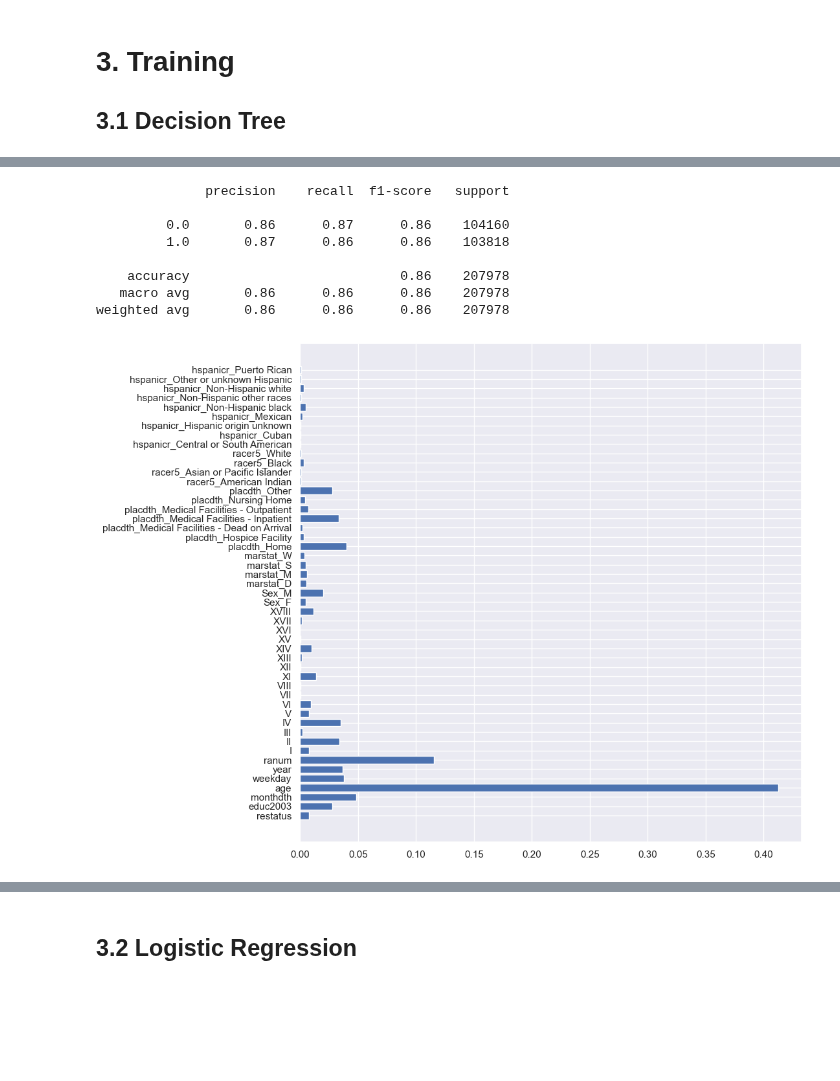
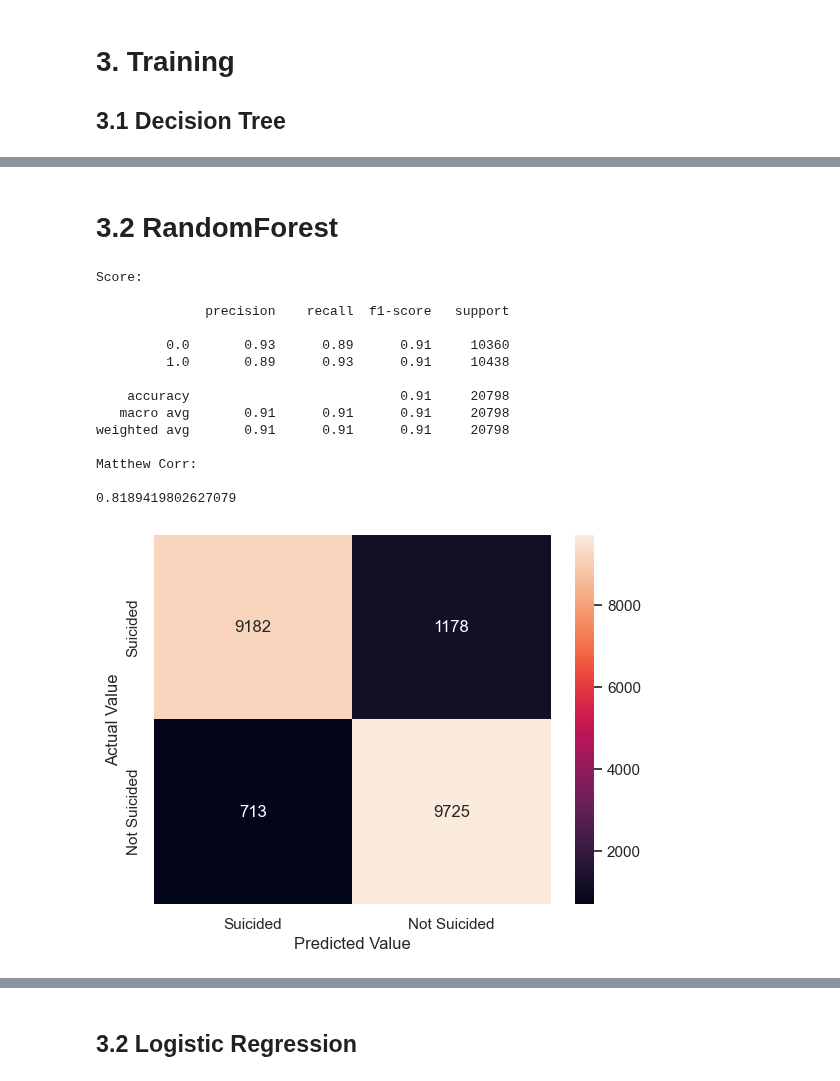
Before and after one commit to TimothiTsui/Anti_Suicide_Squad, a Jupyter notebook: model.ipynb, the cells around one changed output, grey strips where cells are left out. Drawn from its saved outputs; the diff is of its cells as text; code cells hidden in the pictures; blank space fills up the shorter version.

```diff
--- a/model.ipynb
+++ b/model.ipynb
@@ -15,8 +15,11 @@ dataframe = pd.read_csv("Data File/final_model_data.csv")
 dataframe = dataframe.rename(columns={'mandeath':'target'})
 dataframe = dataframe.drop('Unnamed: 0',axis=1)
 dataframe = dataframe.drop('index',axis=1)
-y = dataframe['target']
-X=dataframe.drop('target',axis=1)
+
+sample_data = dataframe.sample(frac=0.1)
+
+y = sample_data['target']
+X=sample_data.drop('target',axis=1)
 X=X.drop('IX',axis=1)
 X=X.drop('X',axis=1)
 X=X.drop('XIX',axis=1)
@@ -51,20 +78,44 @@ Text(47.24999999999999, 0.5, 'Actual Value')
-# %%
-print(metrics.classification_report(y_test, y_pred))
-# %% [output]
-              precision    recall  f1-score   support
-
-         0.0       0.86      0.87      0.86    104160
-         1.0       0.87      0.86      0.86    103818
-
-    accuracy                           0.86    207978
-   macro avg       0.86      0.86      0.86    207978
-weighted avg       0.86      0.86      0.86    207978
-# %%
-vector = np.vectorize(np.float_)
-feature_names = X_train.columns.tolist()
-importance = DecisionTree.feature_importances_
-plt.figure(figsize=(10,10))
-plt.barh([x for x in feature_names], importance)
-plt.show()
-# %% [output]
-[figure, removed]
+# %% [markdown]
+# 3.2 RandomForest
+# %%
+
+from sklearn.ensemble import RandomForestClassifier
+
+RandomForest = RandomForestClassifier(random_state=12)
+RandomForest = RandomForest.fit(X_train, y_train)
+y_pred = RandomForest.predict(X_test)
+RandomForest.score(X_test, y_test, sample_weight=None)
+
+cnf_matrix = metrics.confusion_matrix(y_test, y_pred)
+df=pd.DataFrame(cnf_matrix,index=["Suicided", "Not Suicided"],columns=["Suicided","Not Suicided"])
+sns.heatmap(df,annot=True, fmt ='g')
+plt.xlabel("Predicted Value")
+plt.ylabel("Actual Value")
+
+print('Score: \n')
+print(metrics.classification_report(y_test, y_pred))
+print('Matthew Corr: \n')
+print(metrics.matthews_corrcoef(y_test,y_pred))
+
+vector = np.vectorize(np.float_)
+feature_names = X_train.columns.tolist()
+importance = DecisionTree.feature_importances_
+plt.figure(figsize=(10,10))
+plt.barh([x for x in feature_names], importance)
+plt.show()
+# %% [output]
+Score:
+
+              precision    recall  f1-score   support
+
+         0.0       0.93      0.89      0.91     10360
+         1.0       0.89      0.93      0.91     10438
+
+    accuracy                           0.91     20798
+   macro avg       0.91      0.91      0.91     20798
+weighted avg       0.91      0.91      0.91     20798
+
+Matthew Corr:
+
+0.8189419802627079
+[figure, added]
```
Also changed, not shown: parts of 23 cells of this notebook, 5 other files.
